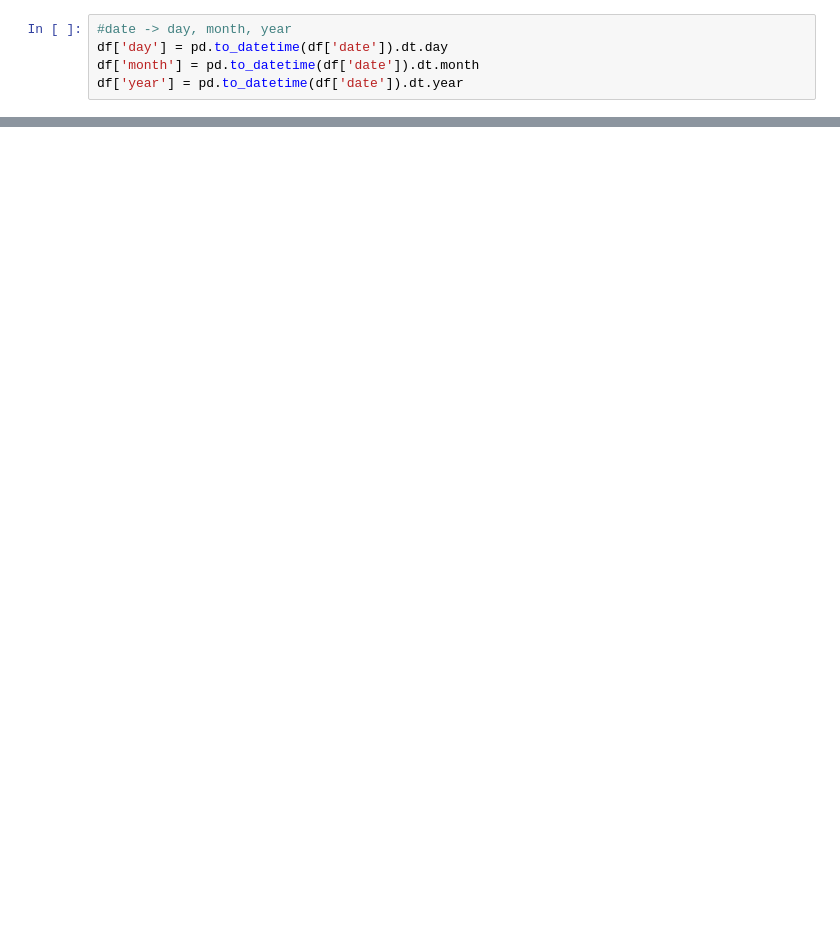
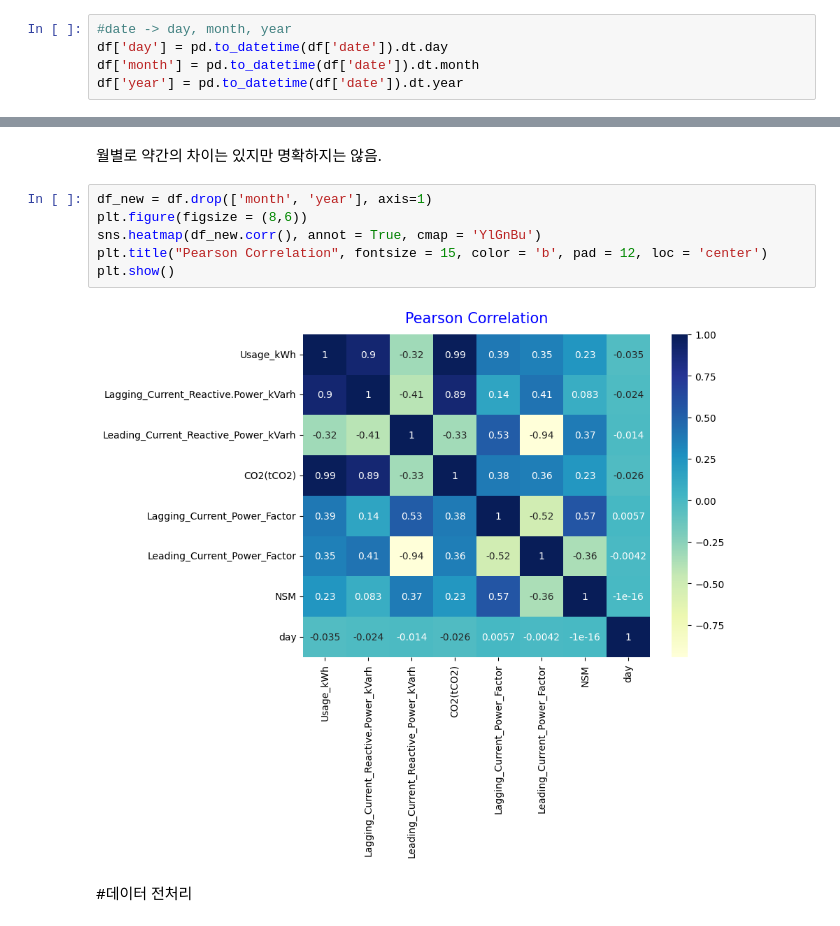
Before and after one commit to minjaekim070/Study, a Jupyter notebook: Industry_Energy_Consumption.ipynb, the cells around one changed output, grey strips where cells are left out. Drawn from its saved outputs; the diff is of its cells as text; blank space fills up the shorter version.

```diff
--- a/Industry_Energy_Consumption.ipynb
+++ b/Industry_Energy_Consumption.ipynb
@@ -78,0 +183,12 @@ plt.show()
+# %% [markdown]
+월별로 약간의 차이는 있지만 명확하지는 않음.
+# %%
+df_new = df.drop(['month', 'year'], axis=1)
+plt.figure(figsize = (8,6))
+sns.heatmap(df_new.corr(), annot = True, cmap = 'YlGnBu')
+plt.title("Pearson Correlation", fontsize = 15, color = 'b', pad = 12, loc = 'center')
+plt.show()
+# %% [output]
+[figure, added]
+# %% [markdown]
+#데이터 전처리
```
Also changed, not shown: parts of 14 cells of this notebook.
